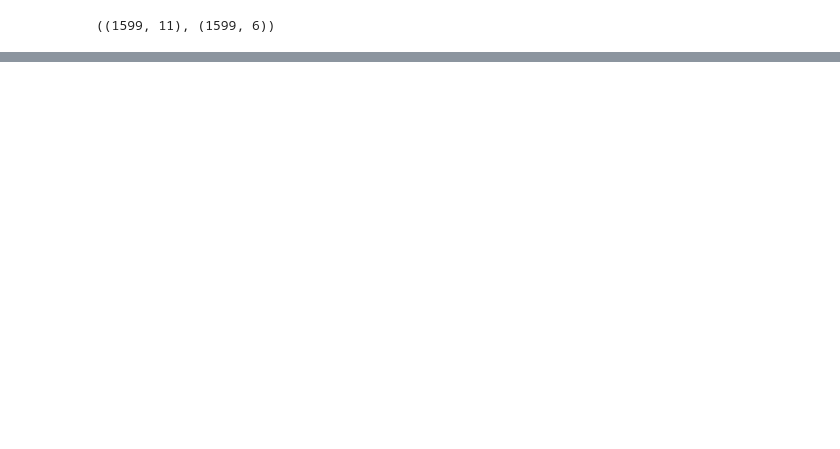
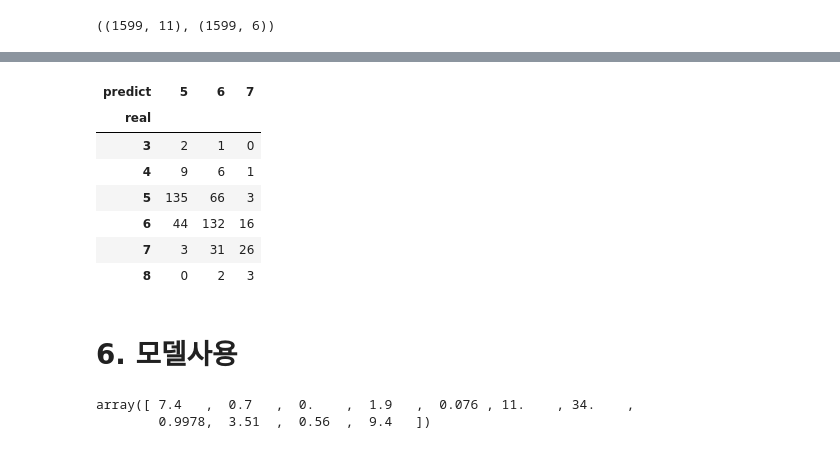
Before and after one commit to hjinyoo/ai, a Jupyter notebook: source/05_DeepLearning/09_wine품질등급예측(다중분류).ipynb, the cells around one changed output, grey strips where cells are left out. Cells and saved outputs as stored; diff of their text form; code cells hidden in the pictures; blank space fills up the shorter version.

```diff
--- a/source/05_DeepLearning/09_wine품질등급예측(다중분류).ipynb
+++ b/source/05_DeepLearning/09_wine품질등급예측(다중분류).ipynb
@@ -111,0 +153,9 @@ scaled_x_redwine.shape, Y_redwine.shape
+# %%
+model =Sequential()
+model.add(Input(11))
+model.add(Dense(units=50, activation='relu'))
+model.add(Dense(units=50, activation='relu'))
+model.add(Dropout(0.1))
+model.add(Dense(units=30, activation='relu'))
+model.add(Dense(units=6, activation='softmax'))
+model.summary()
@@ -111,0 +276,9 @@ scaled_x_redwine.shape, Y_redwine.shape
+# %%
+# 교차표 (실제값과 예측값을  1차원 데이터로)
+real = Y_test.argmax(axis=1) + 3 # 실제값
+# real = np.argmax(Y_test, axis=1)
+pred = model.predict(X_test).argmax(axis=1) + 3
+# pred = np.argmax(X_test, axis=1)
+
+pd.crosstab(real,pred,rownames=['real'],colnames=['predict'])
+# %% [output]
@@ -111,0 +286,15 @@ scaled_x_redwine.shape, Y_redwine.shape
+| predict | 5 | 6 | 7 |
+| real |  |  |  |
+| 3 | 2 | 1 | 0 |
+| 4 | 9 | 6 | 1 |
+| 5 | 135 | 66 | 3 |
+| 6 | 44 | 132 | 16 |
+| 7 | 3 | 31 | 26 |
+| 8 | 0 | 2 | 3 |
+# %% [markdown]
+# 6. 모델사용
+# %%
+X_redwine[0]
+# %% [output]
+array([ 7.4   ,  0.7   ,  0.    ,  1.9   ,  0.076 , 11.    , 34.    ,
+        0.9978,  3.51  ,  0.56  ,  9.4   ])
```
Also changed, not shown: parts of 16 cells of this notebook, 12 other files.
